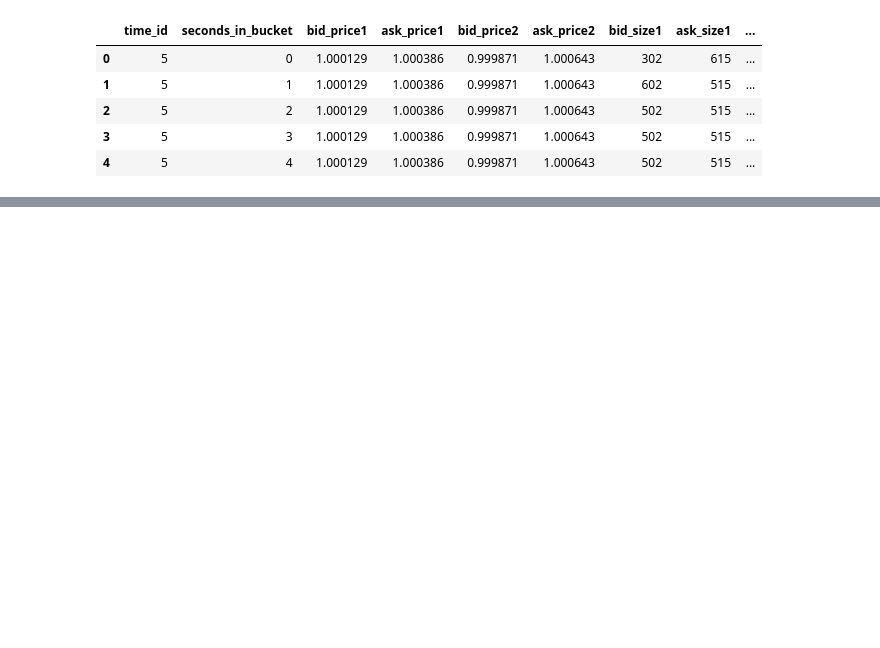
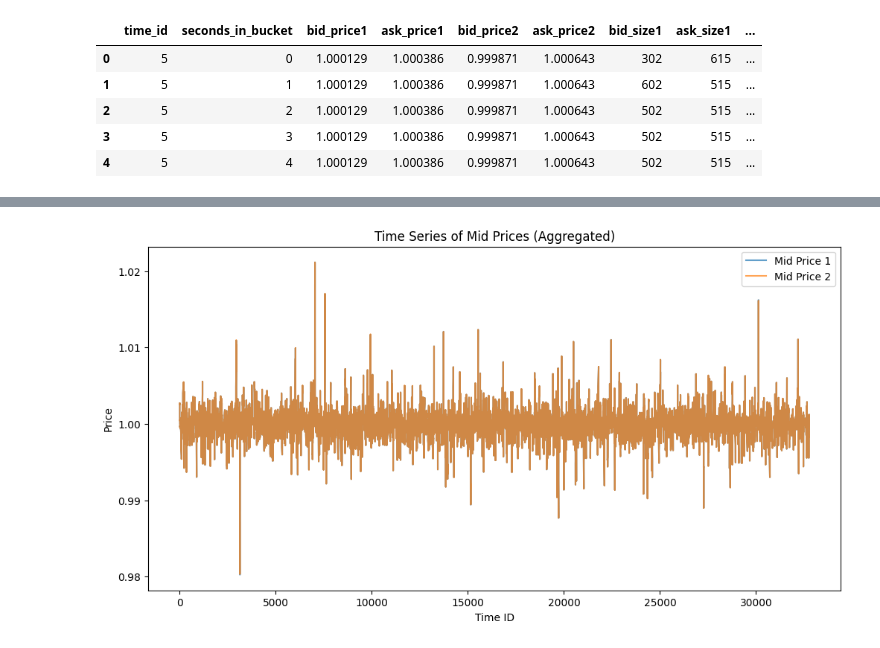
Before and after one commit to Ayush-Singh-31/Optiver-07, a Jupyter notebook: Main.ipynb, the cells around one changed output, grey strips where cells are left out. Drawn from its saved outputs; the diff is of its cells as text; code cells hidden in the pictures; blank space fills up the shorter version.

```diff
--- a/Main.ipynb
+++ b/Main.ipynb
@@ -34,0 +361,29 @@ df.head()
+# %%
+def plot_time_series_prices_aggregated(df, window_size=10000):
+    df_sorted = df.sort_values('time_id').copy()
+    # Create mid prices if they don't exist
+    if 'mid_price1' not in df_sorted.columns:
+        df_sorted['mid_price1'] = (df_sorted['bid_price1'] + df_sorted['ask_price1']) / 2
+    if 'mid_price2' not in df_sorted.columns:
+        df_sorted['mid_price2'] = (df_sorted['bid_price2'] + df_sorted['ask_price2']) / 2
+
+    # Create a grouping key based on the window_size
+    df_sorted['group'] = (np.arange(len(df_sorted)) // window_size)
+    aggregated = df_sorted.groupby('group').agg({
+        'time_id': 'first',
+        'mid_price1': 'mean',
+        'mid_price2': 'mean'
+    }).reset_index()
+
+    plt.figure(figsize=(12, 6))
+    plt.plot(aggregated['time_id'], aggregated['mid_price1'], label='Mid Price 1', alpha=0.7)
+    plt.plot(aggregated['time_id'], aggregated['mid_price2'], label='Mid Price 2', alpha=0.7)
+    plt.xlabel('Time ID')
+    plt.ylabel('Price')
+    plt.title('Time Series of Mid Prices (Aggregated)')
+    plt.legend()
+    plt.show()
+
+plot_time_series_prices_aggregated(df, window_size=10000)
+# %% [output]
+[figure, added]
```
Also changed, not shown: parts of 11 cells of this notebook, 1 other file.
